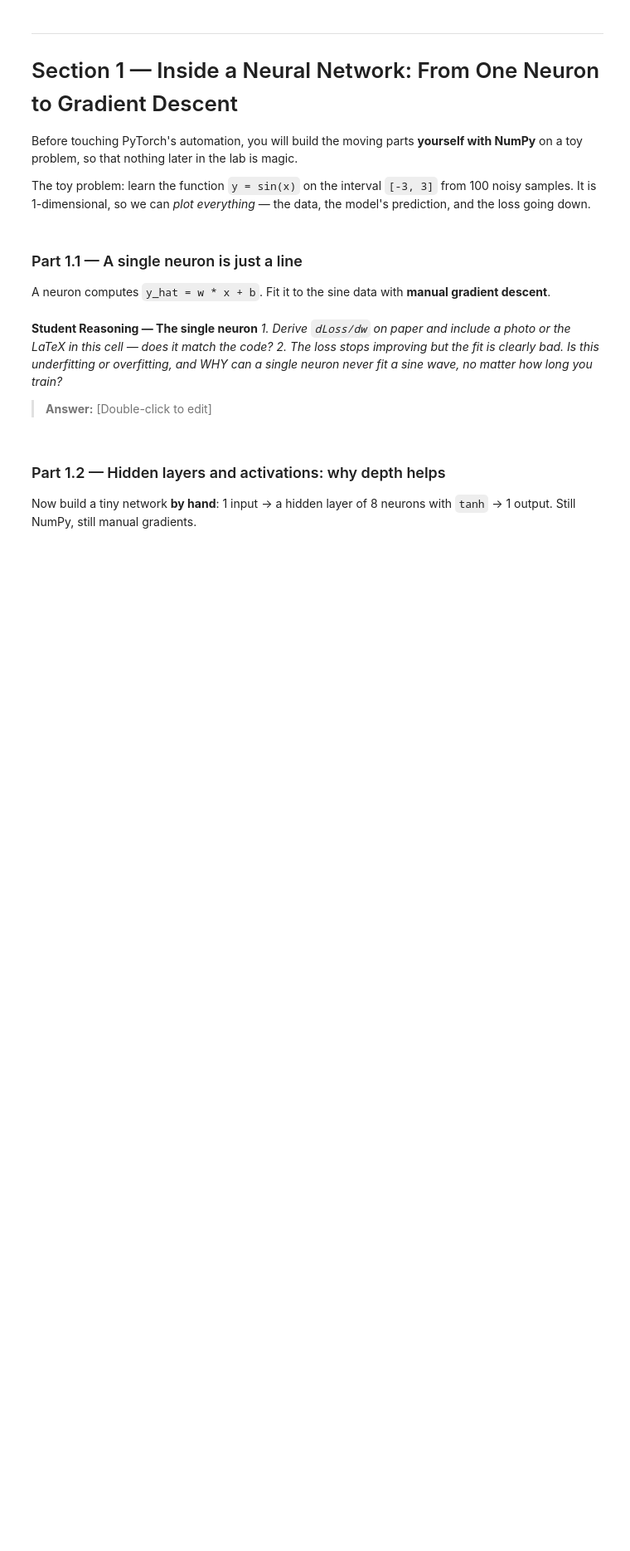
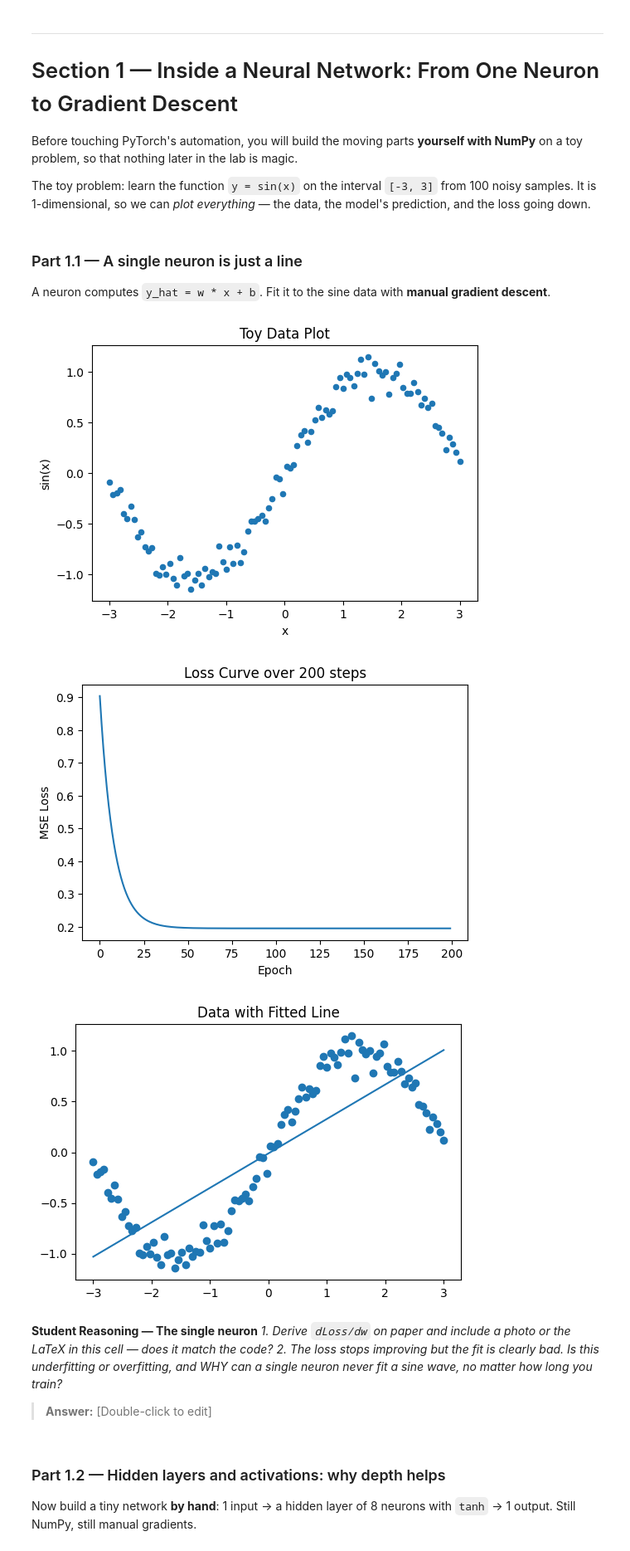
Before and after one commit to joyy-atschool/lab-3, a Jupyter notebook: lab_3.ipynb, the cells around one changed output. Shown at 83% size. Saved outputs shown, nothing was run; the diff lists cells and outputs as text; code cells hidden in the pictures; blank space fills up the shorter version.

```diff
--- a/lab_3.ipynb
+++ b/lab_3.ipynb
@@ -69,22 +71,68 @@ and the loss going down.
 A neuron computes `y_hat = w * x + b`. Fit it to the sine data with **manual gradient descent**.
 # %%
 # TODO: Generate the toy data
-#   x = np.linspace(-3, 3, 100); y = np.sin(x) + small Gaussian noise (std=0.1)
+#  x = np.linspace(-3, 3, 100); y = np.sin(x) + small Gaussian noise (std=0.1)
+
+
+np.random.seed(42)
+x = np.linspace(-3, 3, 100)
+y = np.sin(x) + np.random.normal(0, 0.1, size=x.shape)
+
+
 #   Plot it.
+plt.figure(figsize=(6,4))
+plt.scatter(x, y, s=20)
+plt.title("Toy Data Plot")
+plt.xlabel("x")
+plt.ylabel("sin(x)")
+plt.show()
+
 
 # TODO: Initialise w and b to small random values.
 
+w = np.random.randn()*0.1
+b = np.random.randn()*0.1
+
 # TODO: Implement ONE gradient-descent step by hand, then loop it for ~200 steps:
-#   y_hat = w * x + b
-#   loss  = np.mean((y_hat - y) ** 2)               # MSE
-#   dw    = np.mean(2 * (y_hat - y) * x)            # dLoss/dw  (derive this on paper!)
-#   db    = np.mean(2 * (y_hat - y))                # dLoss/db
-#   w    -= lr * dw
-#   b    -= lr * db
+#
+lr = 0.01
+epochs = 200
+losses=[]
+
+for epoch in range(epochs):
+  y_hat = w * x + b
+#
+  loss  = np.mean((y_hat - y) ** 2)
+  losses.append(loss)                            # MSE
+#
+  dw    = np.mean(2 * (y_hat - y) * x)            # dLoss/dw  (derive this on paper!)
+#
+  db    = np.mean(2 * (y_hat - y))                # dLoss/db
+#
+  w    -= lr * dw
+#
+  b    -= lr * db
 #   Record the loss at every step.
 
 # TODO: Plot (a) the loss curve over the 200 steps, and
+
+plt.figure(figsize=(6,4))
+plt.plot(losses)
+plt.title("Loss Curve over 200 steps")
+plt.xlabel("Epoch")
+plt.ylabel("MSE Loss")
+plt.show()
 #             (b) the data with the fitted line on top.
+
+plt.figure(figsize=(6,4))
+plt.scatter(x,y,label="Data")
+plt.plot(x,y_hat,label = "Neuron")
+plt.title("Data with Fitted Line")
+plt.show()
+# %% [output]
+[figure, added]
+[figure, added]
+[figure, added]
 # %% [markdown]
 **Student Reasoning — The single neuron**
 *1. Derive `dLoss/dw` on paper and include a photo or the LaTeX in this cell — does it match
```
Also changed, not shown: parts of 1 cell of this notebook.
